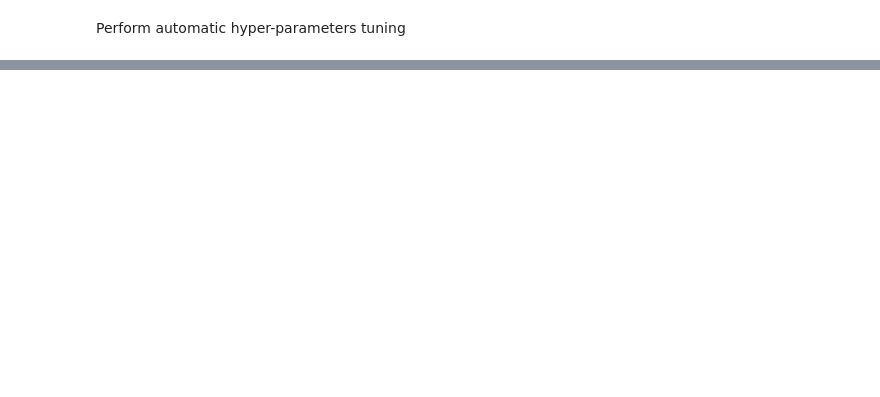
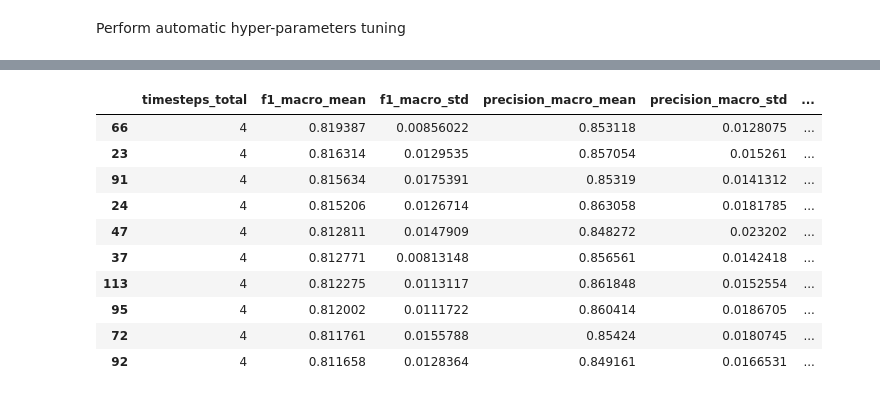
Before and after one commit to Francesco-Sovrano/SCAR-DL, a Jupyter notebook: scar.ipynb, the cells around one changed output, grey strips where cells are left out. Saved outputs shown, nothing was run; the diff lists cells and outputs as text; code cells hidden in the pictures; blank space fills up the shorter version.

```diff
--- a/scar.ipynb
+++ b/scar.ipynb
@@ -601,9 +606,9 @@ analysis = tune.run( # https://ray.readthedocs.io/en/latest/tune-package-ref.htm
     #keep_checkpoints_num=3,
     config={
         "N_SPLITS": tune.grid_search([
-            3,
+            #3,
             #4,
-            #5,
+            5,
         ]),
         "RESAMPLING_FN": tune.grid_search([
             None,
@@ -655,9 +660,3 @@ analysis = tune.run( # https://ray.readthedocs.io/en/latest/tune-package-ref.htm
         mode='max',
     )
 )
-#print("Best config: ", analysis.get_best_config(metric='f1_macro_mean'))
-analysis_df = analysis.dataframe()
-#analysis_df['f1_macro_min'] = analysis_df['f1_macro_mean']-analysis_df['f1_macro_std']
-#analysis_df['f1_macro_max'] = analysis_df['f1_macro_mean']+analysis_df['f1_macro_std']
-analysis_df['config/RESAMPLING_FN'] = analysis_df['config/RESAMPLING_FN'].map(lambda x: x.split('.')[-1][:-2] if x is not None else x)
-print("Best stats: ", analysis_df.sort_values(['f1_macro_mean'], ascending=[False]).filter(regex='macro|config').iloc[:10])
@@ -663,0 +685,20 @@ print("Best stats: ", analysis_df.sort_values(['f1_macro_mean'], ascending=[Fals
+# %%
+#print("Best config: ", analysis.get_best_config(metric='f1_macro_mean'))
+analysis_df = analysis.dataframe()
+#analysis_df['f1_macro_min'] = analysis_df['f1_macro_mean']-analysis_df['f1_macro_std']
+#analysis_df['f1_macro_max'] = analysis_df['f1_macro_mean']+analysis_df['f1_macro_std']
+analysis_df['config/RESAMPLING_FN'] = analysis_df['config/RESAMPLING_FN'].map(lambda x: x.split('.')[-1][:-2] if x is not None else x)
+best_stats = analysis_df.sort_values(['timesteps_total','f1_macro_mean'], ascending=[False,False]).filter(regex='timesteps_total|macro|config|logdir').iloc[:10]
+best_stats.style
+# %% [output]
+|  | timesteps_total | f1_macro_mean | f1_macro_std | precision_macro_mean | precision_macro_std | ... |
+| 66 | 4 | 0.819387 | 0.00856022 | 0.853118 | 0.0128075 | ... |
+| 23 | 4 | 0.816314 | 0.0129535 | 0.857054 | 0.015261 | ... |
+| 91 | 4 | 0.815634 | 0.0175391 | 0.85319 | 0.0141312 | ... |
+| 24 | 4 | 0.815206 | 0.0126714 | 0.863058 | 0.0181785 | ... |
+| 47 | 4 | 0.812811 | 0.0147909 | 0.848272 | 0.023202 | ... |
+| 37 | 4 | 0.812771 | 0.00813148 | 0.856561 | 0.0142418 | ... |
+| 113 | 4 | 0.812275 | 0.0113117 | 0.861848 | 0.0152554 | ... |
+| 95 | 4 | 0.812002 | 0.0111722 | 0.860414 | 0.0186705 | ... |
+| 72 | 4 | 0.811761 | 0.0155788 | 0.85424 | 0.0180745 | ... |
+| 92 | 4 | 0.811658 | 0.0128364 | 0.849161 | 0.0166531 | ... |
```
Also changed, not shown: parts of 8 cells of this notebook, 6 other files.
